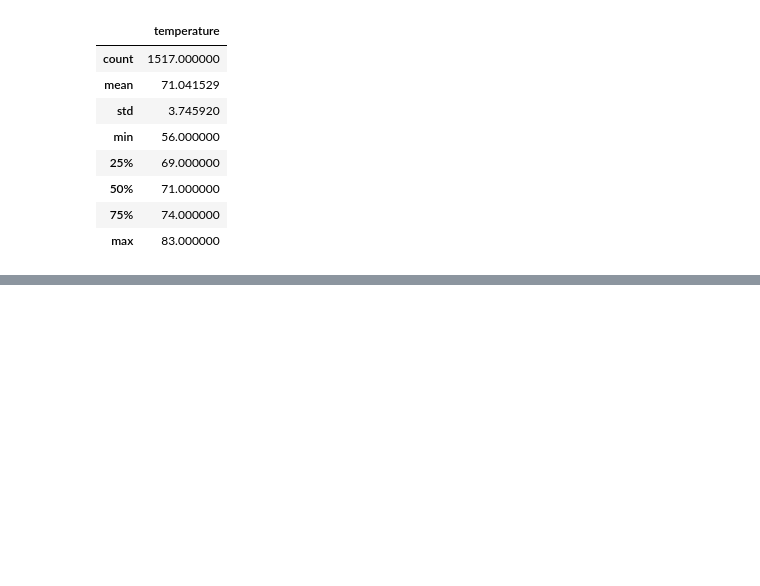
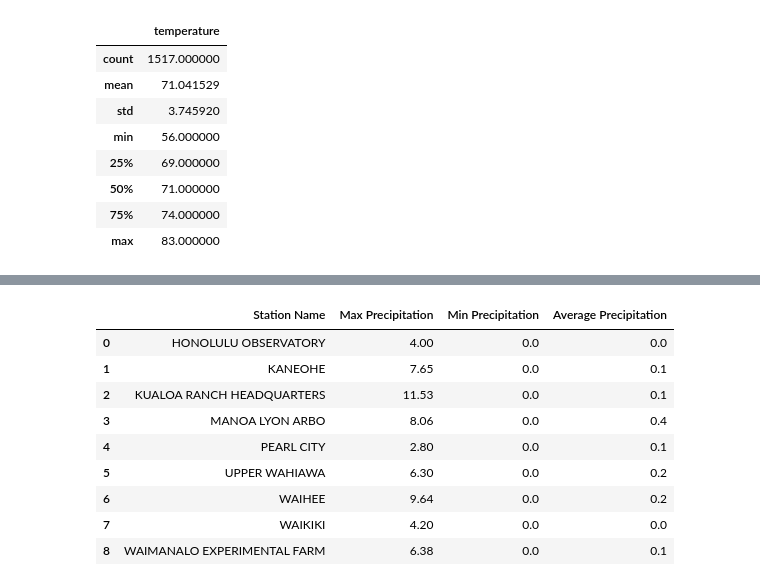
Before and after one commit to Daniel-Sanudo/Surfs_up, a Jupyter notebook: SurfsUp_Challenge.ipynb, the cells around one changed output, grey strips where cells are left out. Cells and saved outputs as stored; diff of their text form; code cells hidden in the pictures; blank space fills up the shorter version.

```diff
--- a/SurfsUp_Challenge.ipynb
+++ b/SurfsUp_Challenge.ipynb
@@ -174,0 +220,13 @@ December_Temperature_DF.describe()
+# %%
+# Get the max, min and mean precipitation for each station with their name
+## Using engine.execute
+Precipitation_per_station = engine.execute(
+                '''SELECT station.name,
+                    MAX(measurement.prcp),
+                    MIN(measurement.prcp),
+                    ROUND(AVG(measurement.prcp),1)
+                FROM station
+                INNER JOIN measurement
+                    ON station.station = measurement.station
+                GROUP BY station.name''').fetchall()
+Precipitation_per_station
@@ -174,0 +243,20 @@ December_Temperature_DF.describe()
+# %%
+# Transform the queried data in to a DataFrame with the appropriate column names
+Precipitation_per_station_DF = pd.DataFrame(Precipitation_per_station,columns=["Station Name","Max Precipitation","Min Precipitation", "Average Precipitation"])
+
+# Clean the station name to make it clearer
+Precipitation_per_station_DF['Station Name'] = Precipitation_per_station_DF['Station Name'].str.extract('([a-zA-Z ]*)')
+
+# Print the finished DataFrame
+Precipitation_per_station_DF
+# %% [output]
+|  | Station Name | Max Precipitation | Min Precipitation | Average Precipitation |
+| 0 | HONOLULU OBSERVATORY | 4.00 | 0.0 | 0.0 |
+| 1 | KANEOHE | 7.65 | 0.0 | 0.1 |
+| 2 | KUALOA RANCH HEADQUARTERS | 11.53 | 0.0 | 0.1 |
+| 3 | MANOA LYON ARBO | 8.06 | 0.0 | 0.4 |
+| 4 | PEARL CITY | 2.80 | 0.0 | 0.1 |
+| 5 | UPPER WAHIAWA | 6.30 | 0.0 | 0.2 |
+| 6 | WAIHEE | 9.64 | 0.0 | 0.2 |
+| 7 | WAIKIKI | 4.20 | 0.0 | 0.0 |
+| 8 | WAIMANALO EXPERIMENTAL FARM | 6.38 | 0.0 | 0.1 |
```
Also changed, not shown: parts of 9 cells of this notebook.
